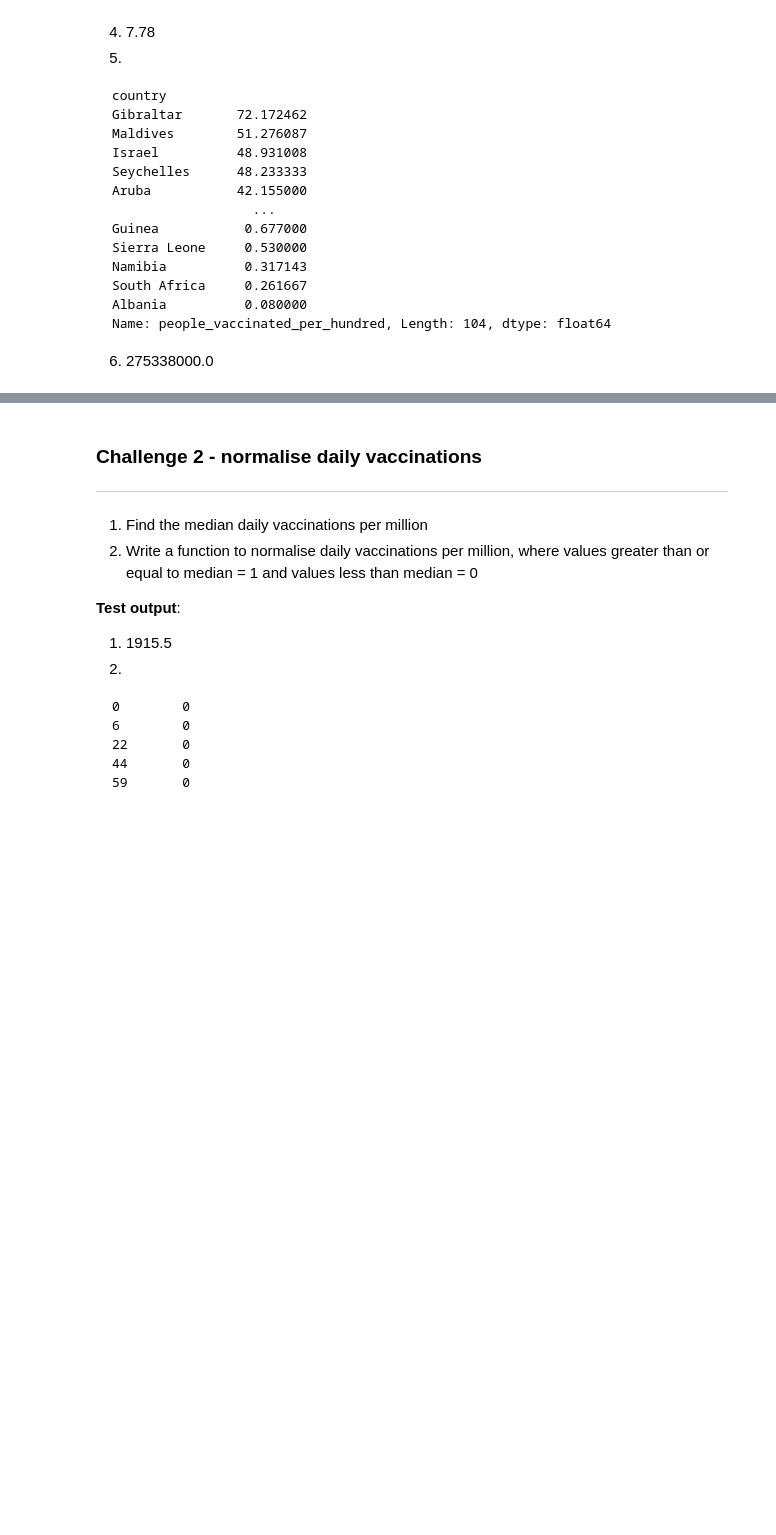
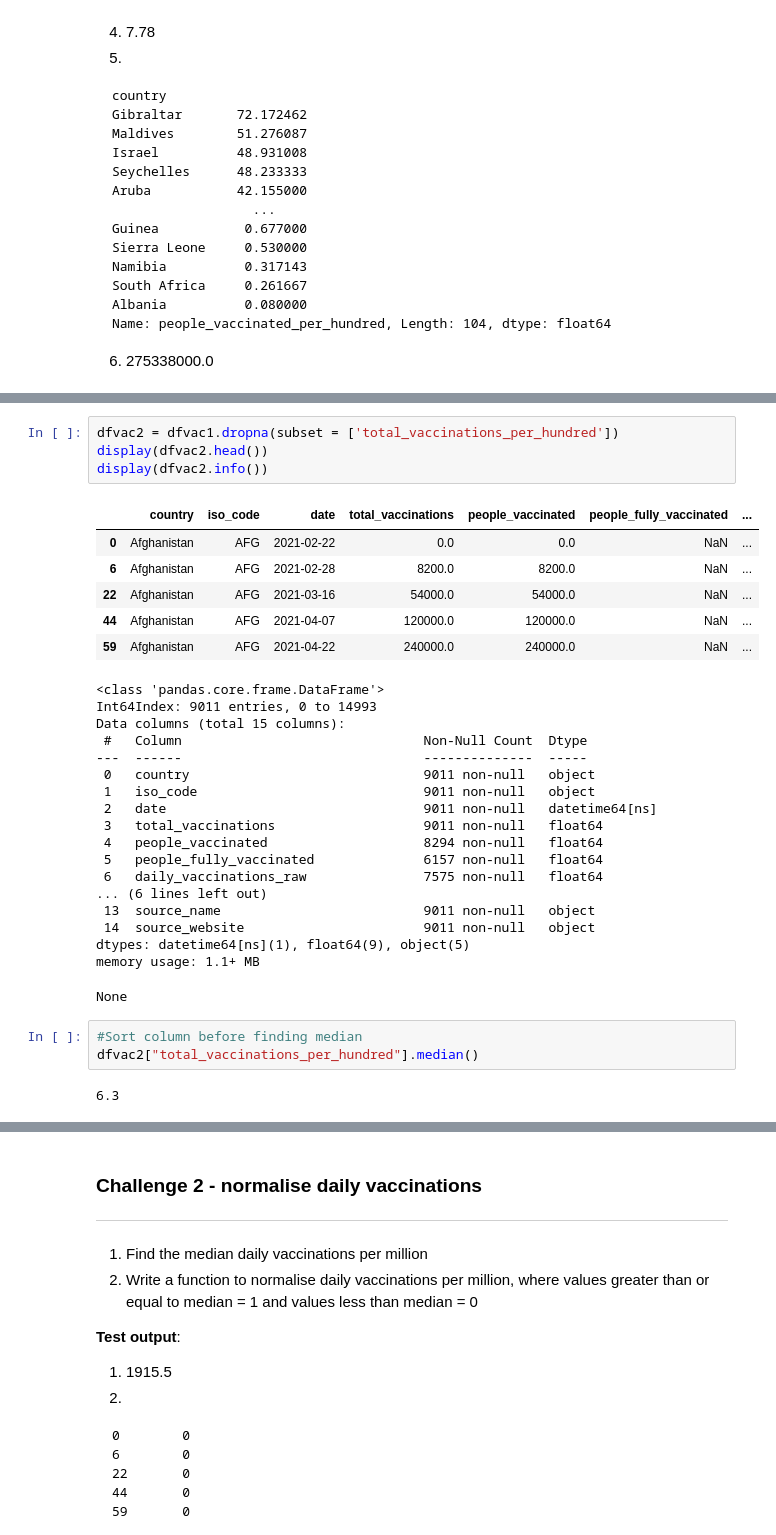
Before and after one commit to Jojomaque/DataScience, a Jupyter notebook: JOJONormalising_challenges.ipynb, the cells around one changed output, grey strips where cells are left out. Drawn from its saved outputs; the diff is of its cells as text; blank space fills up the shorter version.

```diff
--- a/JOJONormalising_challenges.ipynb
+++ b/JOJONormalising_challenges.ipynb
@@ -60,0 +133,34 @@ Name: people_vaccinated_per_hundred, Length: 104, dtype: float64
+# %%
+dfvac2 = dfvac1.dropna(subset = ['total_vaccinations_per_hundred'])
+display(dfvac2.head())
+display(dfvac2.info())
+# %% [output]
+|  | country | iso_code | date | total_vaccinations | people_vaccinated | people_fully_vaccinated | ... |
+| 0 | Afghanistan | AFG | 2021-02-22 | 0.0 | 0.0 | NaN | ... |
+| 6 | Afghanistan | AFG | 2021-02-28 | 8200.0 | 8200.0 | NaN | ... |
+| 22 | Afghanistan | AFG | 2021-03-16 | 54000.0 | 54000.0 | NaN | ... |
+| 44 | Afghanistan | AFG | 2021-04-07 | 120000.0 | 120000.0 | NaN | ... |
+| 59 | Afghanistan | AFG | 2021-04-22 | 240000.0 | 240000.0 | NaN | ... |
+<class 'pandas.core.frame.DataFrame'>
+Int64Index: 9011 entries, 0 to 14993
+Data columns (total 15 columns):
+ #   Column                               Non-Null Count  Dtype
+---  ------                               --------------  -----
+ 0   country                              9011 non-null   object
+ 1   iso_code                             9011 non-null   object
+ 2   date                                 9011 non-null   datetime64[ns]
+ 3   total_vaccinations                   9011 non-null   float64
+ 4   people_vaccinated                    8294 non-null   float64
+ 5   people_fully_vaccinated              6157 non-null   float64
+ 6   daily_vaccinations_raw               7575 non-null   float64
+... (6 lines left out)
+ 13  source_name                          9011 non-null   object
+ 14  source_website                       9011 non-null   object
+dtypes: datetime64[ns](1), float64(9), object(5)
+memory usage: 1.1+ MB
+None
+# %%
+#Sort column before finding median
+dfvac2["total_vaccinations_per_hundred"].median()
+# %% [output]
+6.3
```
Also changed, not shown: parts of 12 cells of this notebook.
